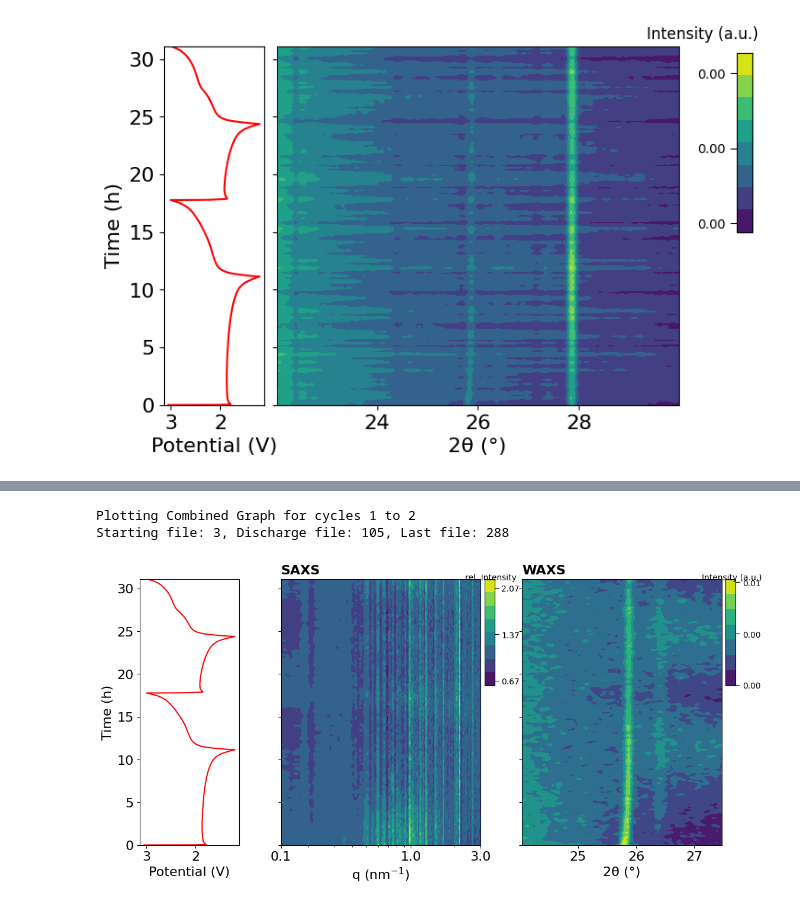
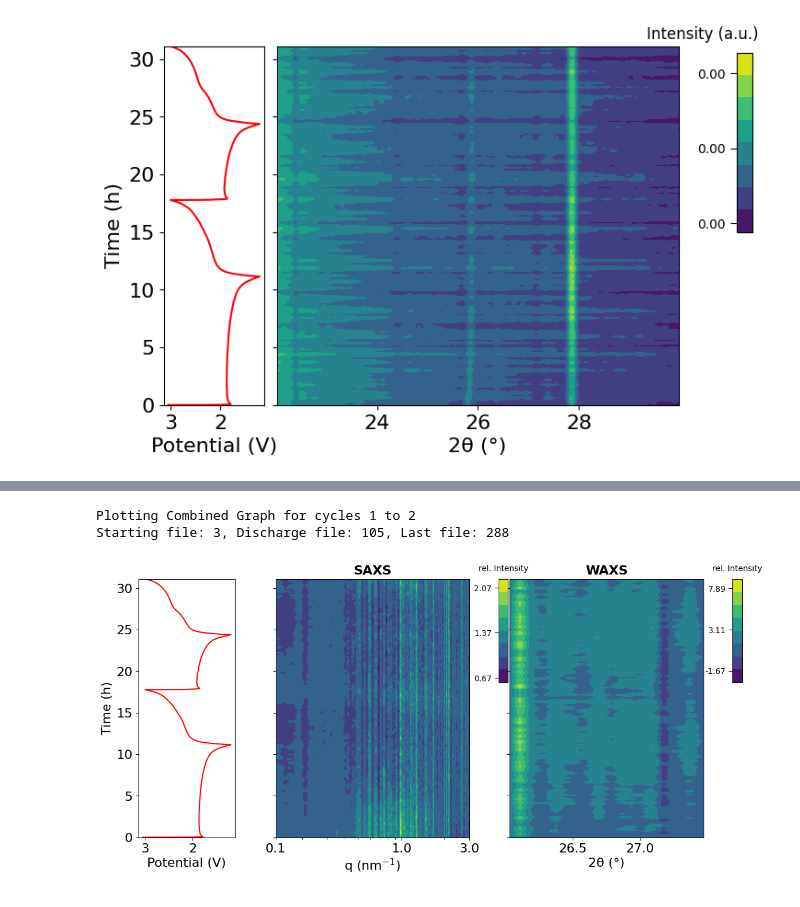
Before and after one commit to PronoyDutta/SAXS_WAXS, a Jupyter notebook: Final_Notebooks/main_analysis.ipynb, the cells around one changed output, grey strips where cells are left out. Drawn from its saved outputs; the diff is of its cells as text; code cells hidden in the pictures.

Commit message:
feat: add notebook for modular SAXS/WAXS analysis and implement utility plotting functions

```diff
--- a/Final_Notebooks/main_analysis.ipynb
+++ b/Final_Notebooks/main_analysis.ipynb
@@ -297,33 +451,33 @@ contourplot(
 # %%
 # ---- COMBINED ELECTROCHEMISTRY + SAXS + WAXS PLOT ----
 # This single plot shows the electrochemistry curve next to both SAXS and WAXS contour plots
 print(f"Plotting Combined Graph for cycles {starting_cycle} to {end_cycle}")
 print(f"Starting file: {starting_file}, Discharge file: {discharge_file}, Last file: {last_file}")
 
 # You can choose 'side' or 'bottom' for colorbar_position
 combined_contourplot(
     saxs_data_normalization='relative',
-    waxs_data_normalization='absolute', # 'relative' or 'absolute'
+    waxs_data_normalization='relative', # 'relative' or 'absolute'
     saxs_dict=corrected_saxs,
-    waxs_dict=all_data['WAXS'],
+    waxs_dict=waxs_baseline_corrected_dict,
     new_time_dict=all_data['TimeStamps_SAXS'],
     saxs_min_limit=sample_settings['SAXS_Min_Limit'],
     saxs_max_limit=sample_settings['SAXS_Max_Limit'],
-    waxs_min_limit=24,
+    waxs_min_limit=26,
     waxs_max_limit=27.5,
     Normalization_file_saxs=discharge_file, # Set your normalization file for SAXS
     Normalization_file_waxs=starting_file, # Set your normalization file for WAXS
     colorbar_position='side', # Options: 'side', 'bottom'
     inset_colorbar_inside=True,
     starting_file=starting_file,
     last_file=last_file,
     elec_df_2=elec_df_2,
     y_axis_mode='time', # 'time' or 'capacity'
     # applied_current=0.5, # Required if y_axis_mode='capacity'
     # active_material_mass=2.0, # Required if y_axis_mode='capacity'
     save_plot=False
 )
 # %% [output]
 Plotting Combined Graph for cycles 1 to 2
 Starting file: 3, Discharge file: 105, Last file: 288
-[figure, old version]
+[figure, new version]
```
Also changed, not shown: parts of 3 cells of this notebook, 1 other file.
